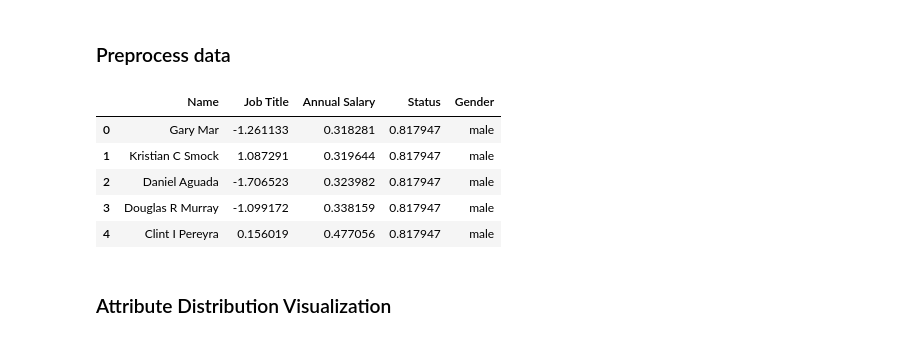
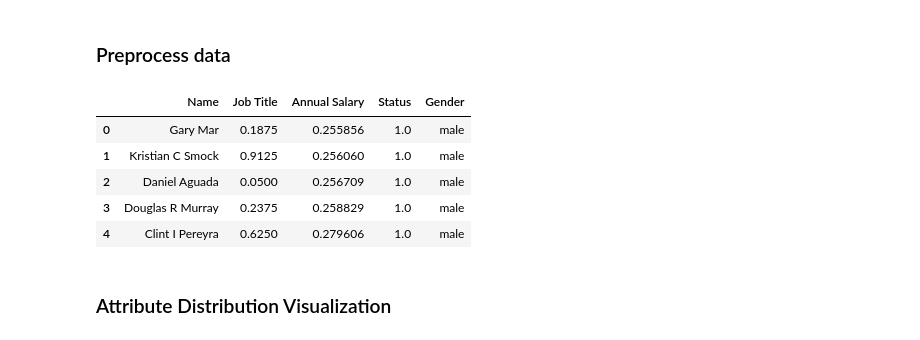
Before and after one commit to Wolverick1996/MSc-Thesis, a Jupyter notebook: GenderPayGap/SanFrancisco/Nutrition_Labels_For_Rankings_SanFrancisco.ipynb, the cells around one changed output. Saved outputs shown, nothing was run; the diff lists cells and outputs as text; code cells hidden in the pictures.

```diff
--- a/GenderPayGap/SanFrancisco/Nutrition_Labels_For_Rankings_SanFrancisco.ipynb
+++ b/GenderPayGap/SanFrancisco/Nutrition_Labels_For_Rankings_SanFrancisco.ipynb
@@ -56,22 +56,23 @@ data.head(5)
 # %%
 ## exclude the categorical data during preprocessing
 # ignore_atts = ["College Name","Department Size", "Regional Code"] # for CS ranking
 # ignore_atts = ["sex", "race", "c_charge_degree", "r_charge_degree", "v_score_text", "score_text"] # for COMPAS
 # ignore_atts = ["workclass", "education", "marital_status", "occupation", "relationship", "race", "sex", "native_country", "class"] # for adult
 ignore_atts = ["Name", "Gender"]
 
 cur_data = data.copy()
 norm_data = normalizeDataset(cur_data, ignore_atts)
+cur_data = data.copy()
 standarded_data = standardizeData(cur_data, ignore_atts)
 
 norm_data.head(5)
 # %% [output]
 |  | Name | Job Title | Annual Salary | Status | Gender |
-| 0 | Gary Mar | -1.261133 | 0.318281 | 0.817947 | male |
-| 1 | Kristian C Smock | 1.087291 | 0.319644 | 0.817947 | male |
-| 2 | Daniel Aguada | -1.706523 | 0.323982 | 0.817947 | male |
-| 3 | Douglas R Murray | -1.099172 | 0.338159 | 0.817947 | male |
-| 4 | Clint I Pereyra | 0.156019 | 0.477056 | 0.817947 | male |
+| 0 | Gary Mar | 0.1875 | 0.255856 | 1.0 | male |
+| 1 | Kristian C Smock | 0.9125 | 0.256060 | 1.0 | male |
+| 2 | Daniel Aguada | 0.0500 | 0.256709 | 1.0 | male |
+| 3 | Douglas R Murray | 0.2375 | 0.258829 | 1.0 | male |
+| 4 | Clint I Pereyra | 0.6250 | 0.279606 | 1.0 | male |
 # %% [markdown]
 ### Attribute Distribution Visualization
 # %%
```
Also changed, not shown: parts of 6 cells of this notebook, 23 other files.
